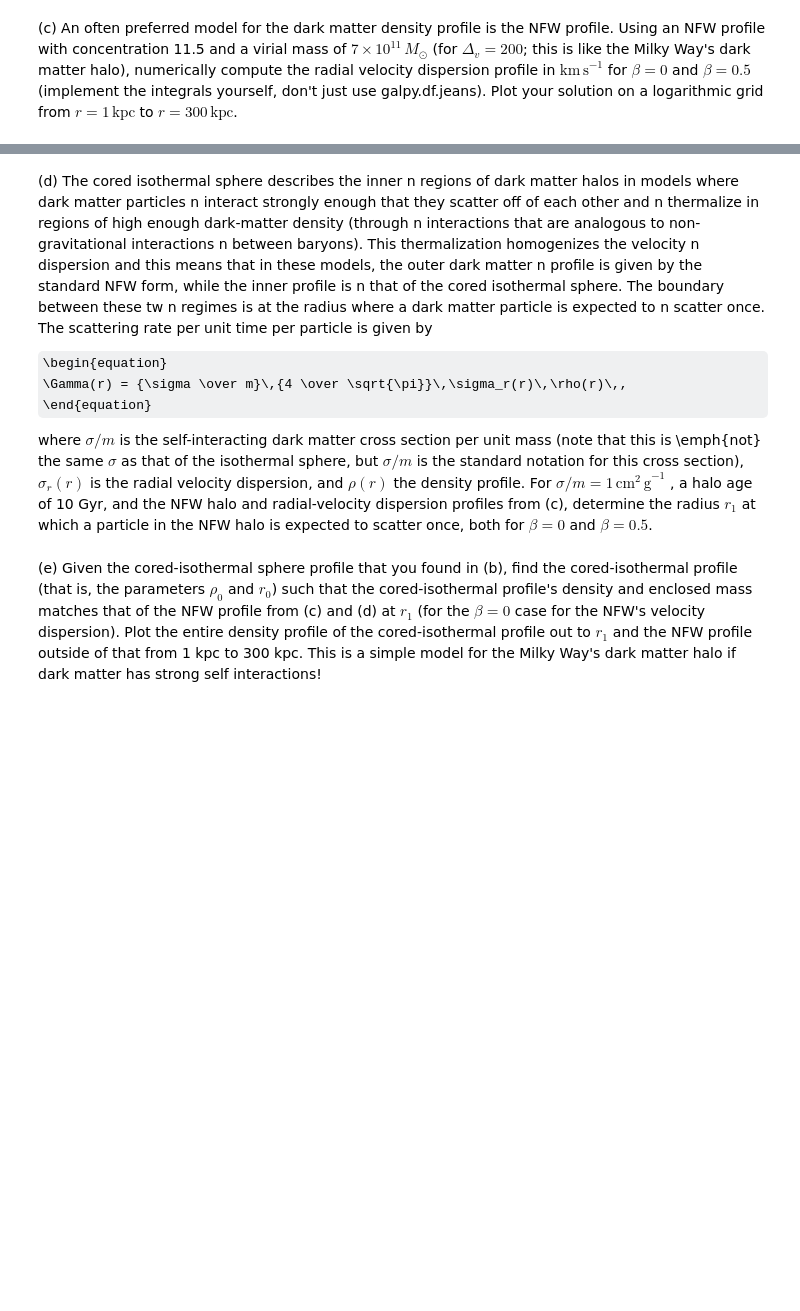
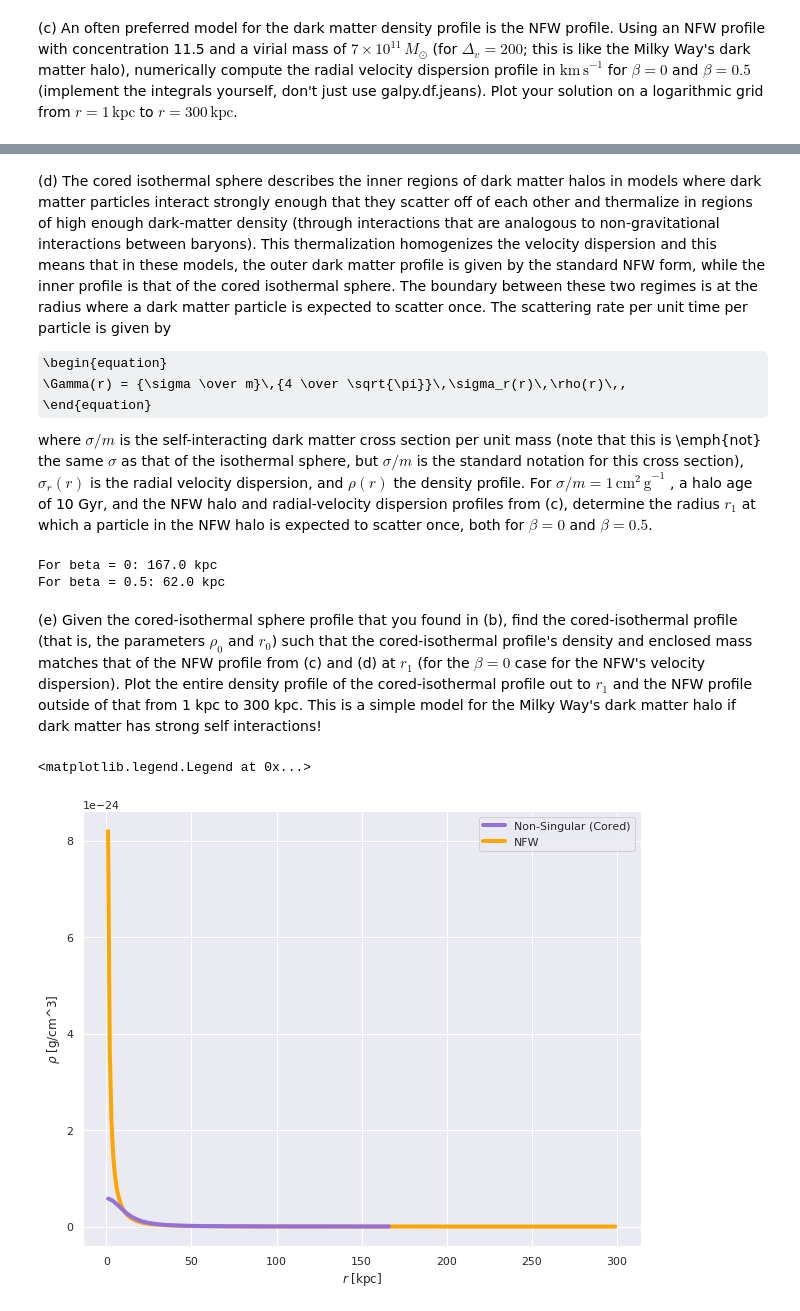
Before and after one commit to AstroLudwig/AST1420, a Jupyter notebook: Assignment1/Assignment1.ipynb, the cells around one changed output, grey strips where cells are left out. Saved outputs shown, nothing was run; the diff lists cells and outputs as text; code cells hidden in the pictures; some formulas as TeX source; blank space fills up the shorter version.

```diff
--- a/Assignment1/Assignment1.ipynb
+++ b/Assignment1/Assignment1.ipynb
@@ -453,10 +514,10 @@ fig.suptitle(f"R {R} vR {radial_v} vT {tan_v} vT kick {kick_tan}");
 # Parameters
 R = 1.01
 radial_v = 0.1
-tan_v = .1
+tan_v = 0.1
 kick_radial = 0.05
 kick_tan = 0.1
 t_multiplier = 1
-dim = [-1.5,1.5]
+dim = [-1.5, 1.5]
 # %%
 from galpy.potential import MWPotential2014
@@ -699,5 +812,5 @@ plt.legend();
 # %% [markdown]
-(d) The cored isothermal sphere describes the inner n regions of dark matter halos in models where dark matter particles n interact strongly enough that they scatter off of each other and n thermalize in regions of high enough dark-matter density (through n interactions that are analogous to non-gravitational interactions n between baryons). This thermalization homogenizes the velocity n dispersion and this means that in these models, the outer dark matter n profile is given by the standard NFW form, while the inner profile is n that of the cored isothermal sphere. The boundary between these tw n regimes is at the radius where a dark matter particle is expected to n scatter once. The scattering rate per unit time per particle is given by
+(d) The cored isothermal sphere describes the inner regions of dark matter halos in models where dark matter particles interact strongly enough that they scatter off of each other and thermalize in regions of high enough dark-matter density (through interactions that are analogous to non-gravitational interactions between baryons). This thermalization homogenizes the velocity dispersion and this means that in these models, the outer dark matter profile is given by the standard NFW form, while the inner profile is that of the cored isothermal sphere. The boundary between these two regimes is at the radius where a dark matter particle is expected to scatter once. The scattering rate per unit time per particle is given by
 
 \begin{equation}
   \Gamma(r) = {\sigma \over m}\,{4 \over \sqrt{\pi}}\,\sigma_r(r)\,\rho(r)\,,
@@ -712,6 +825,33 @@ and $\rho(r)$ the density profile. For $\sigma/m =
 radial-velocity dispersion profiles from (c), determine the radius
 $r_1$ at which a particle in the NFW halo is expected to scatter once,
 both for $\beta=0$ and $\beta=0.5$.
+# %%
+constant = 1 * u.cm ** 2 / u.g * 4 * np.sqrt(np.pi)
+
+time = (10 * u.Gyr).to(u.s)
+
+for i , r_ in enumerate(r):
+
+    n_interactions = constant * time * v_dis_0[i].to(u.cm/u.s) * rho(r_)
+
+    if np.isclose(n_interactions,1,atol=0.01):
+
+        print(f"For beta = 0: {r_}")
+
+        break
+
+for i , r_ in enumerate(r):
+
+    n_interactions = constant * time * v_dis_1_2[i].to(u.cm/u.s) * rho(r_)
+
+    if np.isclose(n_interactions,1,atol=0.01):
+
+        print(f"For beta = 0.5: {r_}")
+
+        break
+# %% [output]
+For beta = 0: 167.0 kpc
+For beta = 0.5: 62.0 kpc
 # %% [markdown]
 (e) Given the cored-isothermal sphere profile that you
 found in (b), find the cored-isothermal profile (that is, the
@@ -722,3 +862,29 @@ velocity dispersion). Plot the entire density profile of the
 cored-isothermal profile out to $r_1$ and the NFW profile outside of
 that from 1 kpc to 300 kpc. This is a simple model for the Milky Way's
 dark matter halo if dark matter has strong self interactions!
+# %%
+r = np.arange(1, 300) * u.kpc
+r1 = np.arange(1, 167) * u.kpc
+
+g_r0 = 15 * u.kpc
+g_rho0 = rho_0()
+
+def func(r,r0,rho0):
+    return rho0 * arr[int((r/r0) / h)]
+
+rho_cored = [func(r_,g_r0,g_rho0).value for r_ in r1]
+
+
+plt.figure(figsize = (10, 8))
+
+plt.plot(r1, rho_cored, label = "Non-Singular (Cored)", lw = 4, c = "mediumpurple",zorder=10)
+plt.plot(r,rho(r),label="NFW", lw = 4, c = "orange")
+#plt.ylim(1e-400,2e-24)
+plt.ylabel(r"$\rho$ [g/cm^3]")
+plt.xlabel(r"$r$ [kpc]")
+plt.legend()
+# #plt.title("The isothermal sphere")
+# ;
+# %% [output]
+<matplotlib.legend.Legend at 0x...>
+[figure, added]
```
Also changed, not shown: parts of 20 cells of this notebook.
